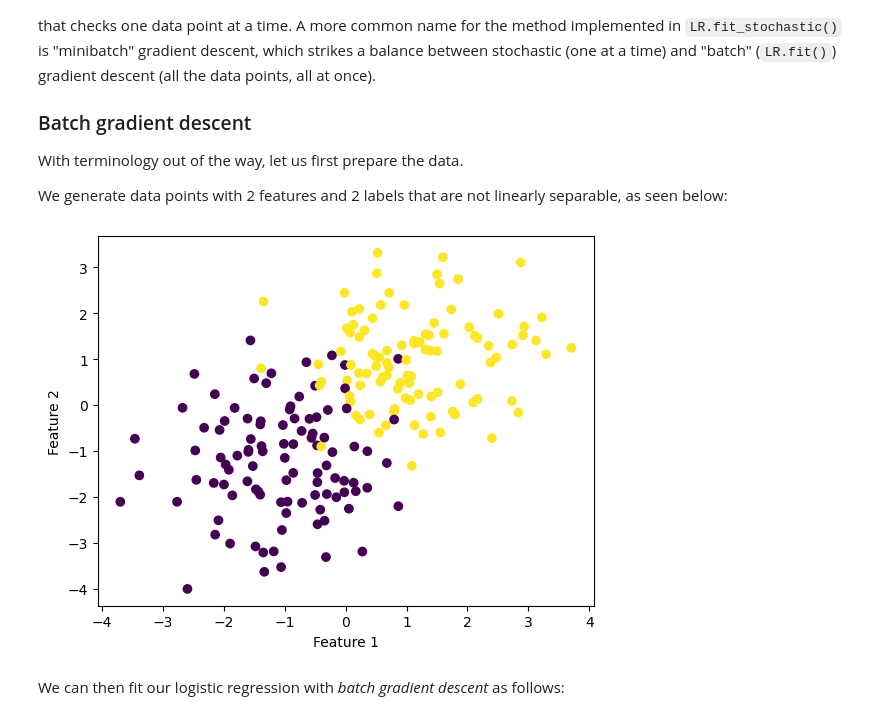
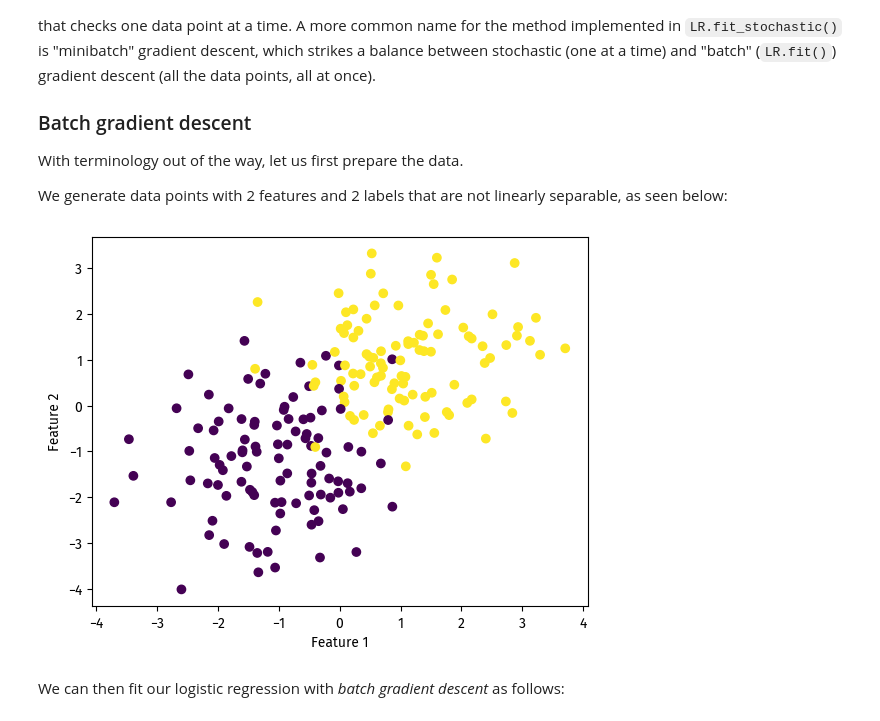
Before and after one commit to doabell/451-blog, a Jupyter notebook: posts/logistic-regression/index.ipynb, the cells around one changed output. Saved outputs shown, nothing was run; the diff lists cells and outputs as text; code cells hidden in the pictures.

```diff
--- a/posts/logistic-regression/index.ipynb
+++ b/posts/logistic-regression/index.ipynb
@@ -36,24 +31,27 @@ With terminology out of the way, let us first prepare the data.
 We generate data points with 2 features and 2 labels that are not linearly separable, as seen below:
 # %%
 # Data
+import numpy as np
 from logreg import LogisticRegression
 from sklearn.datasets import make_blobs
 from matplotlib import pyplot as plt
-import numpy as np
+from matplotlib import font_manager
+font_manager.fontManager.addfont("C:\Windows\Fonts\FiraSans-Regular.ttf")
+plt.rcParams["font.family"] = "Fira Sans"
 np.seterr(all='ignore')
 np.random.seed(283)
 
 # make the data
 p_features = 3
 X, y = make_blobs(
     n_samples=200, n_features=p_features - 1, centers=[(-1, -1), (1, 1)]
 )
 
 fig = plt.scatter(X[:, 0], X[:, 1], c=y)
 xlab = plt.xlabel("Feature 1")
 ylab = plt.ylabel("Feature 2")
 # %% [output]
-[figure, old version]
+[figure, new version]
 # %% [markdown]
 We can then fit our logistic regression with *batch gradient descent* as follows:
 # %%
```
Also changed, not shown: parts of 5 cells of this notebook, 4 other files.
